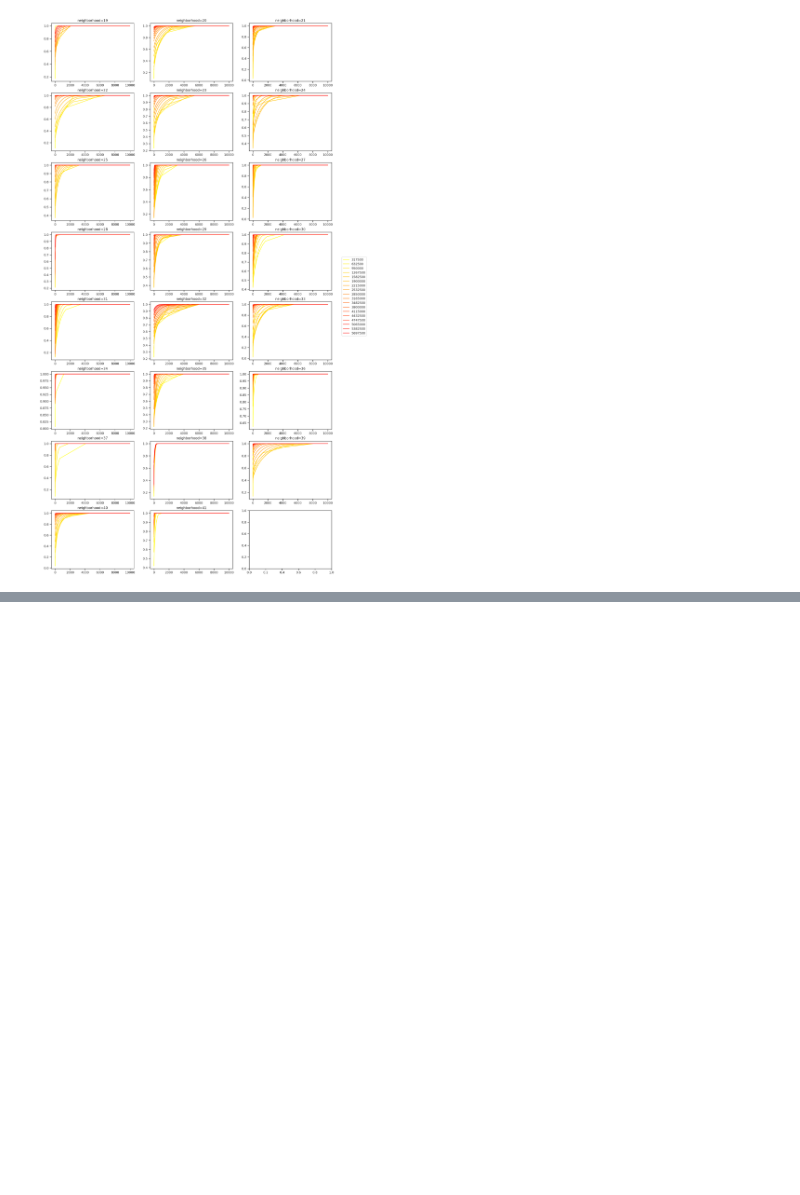
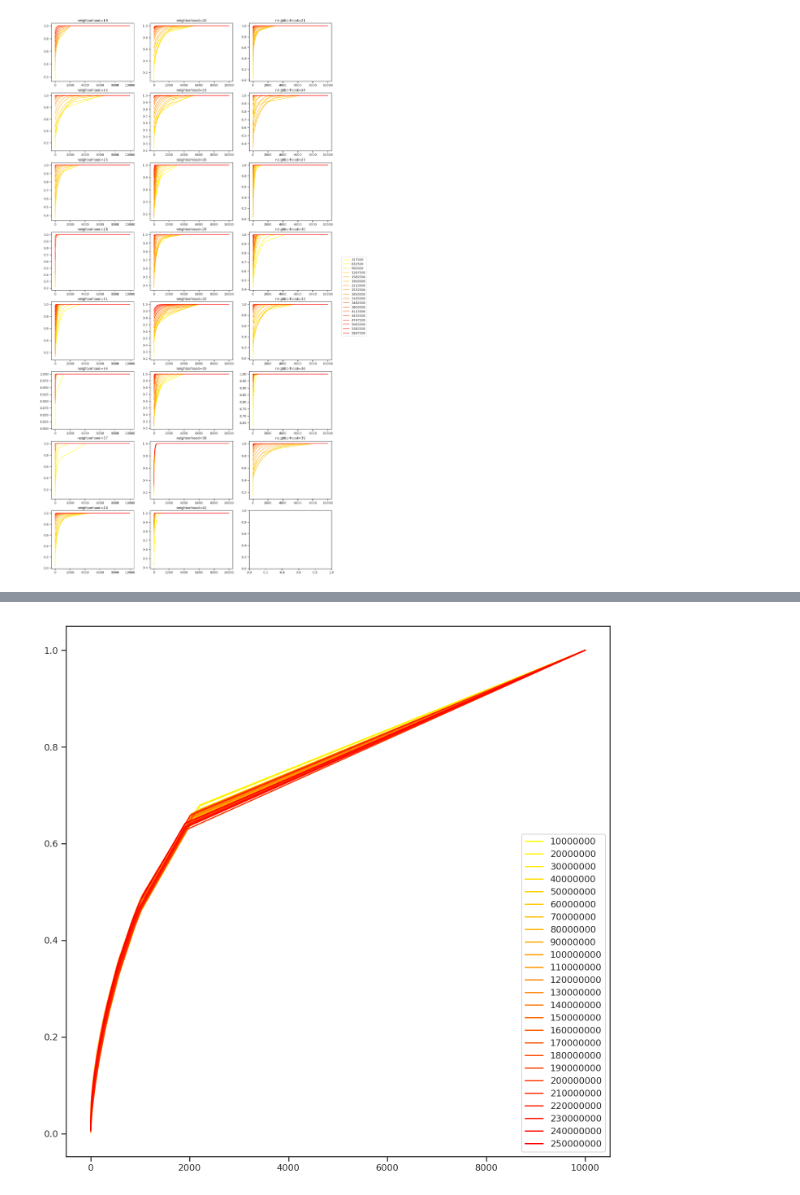
Before and after one commit to camillescott/cdbg-pub-work, a Jupyter notebook: Component_Sampling.ipynb, the cells around one changed output, grey strips where cells are left out. Drawn from its saved outputs; the diff is of its cells as text; code cells hidden in the pictures; blank space fills up the shorter version.

```diff
--- a/Component_Sampling.ipynb
+++ b/Component_Sampling.ipynb
@@ -113,0 +151,10 @@ with FigureManager(figsize=(18,36), show=True, nrows=nrows, ncols=ncols) as (fig
+# %%
+stats_file = 'outputs/Danio_rerio/component_sampling/43/boink.cdbg.components.csv'
+name = 'zebrafish'
+
+try:
+    samples, (fig, ax) = plot_component_size_samples(stats_file, interval=False, legend=True, logy=False)
+except FileNotFoundError:
+    print('Compute not finished yet.')
+# %% [output]
+[figure, added]
```
Also changed, not shown: parts of 3 cells of this notebook, 4 other files.
